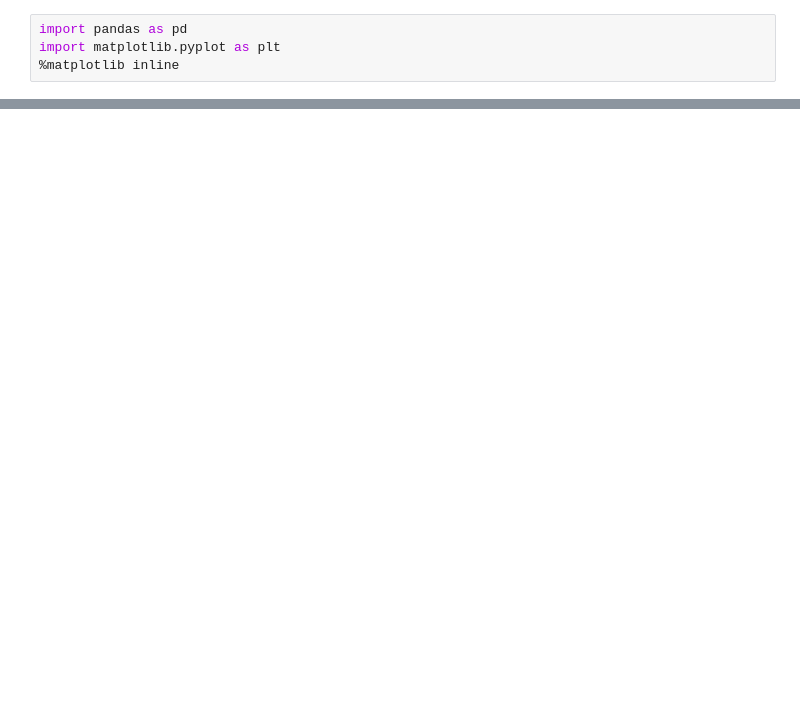
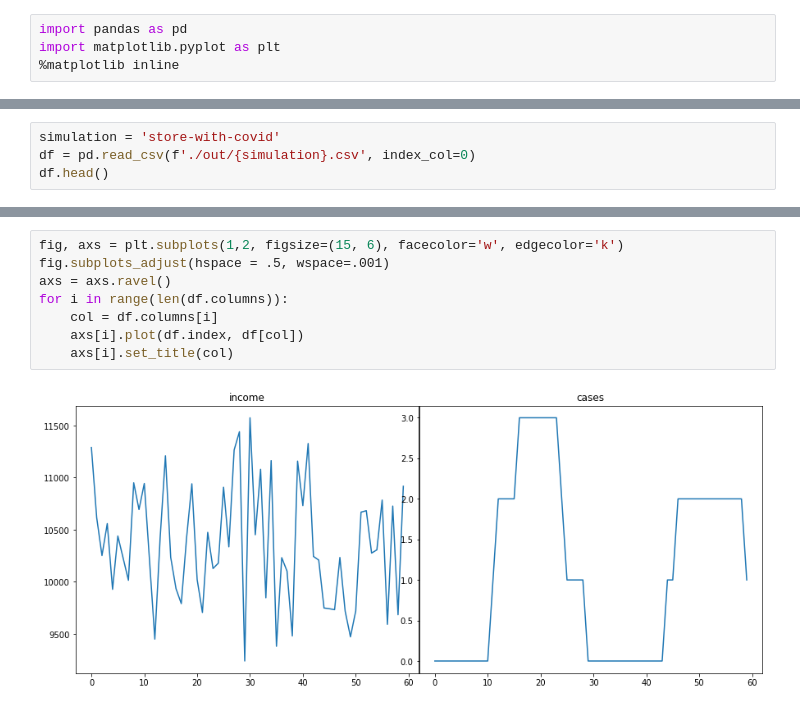
Before and after one commit to NathanZorndorf/simpy-covid-simulation, a Jupyter notebook: analysis.ipynb, the cells around one changed output, grey strips where cells are left out. Saved outputs shown, nothing was run; the diff lists cells and outputs as text; blank space fills up the shorter version.

Commit message:
added covid cases to store simulation.

```diff
--- a/analysis.ipynb
+++ b/analysis.ipynb
@@ -20,0 +5,4 @@ plt.plot(df.index, df.income)
+# %%
+simulation = 'store-with-covid'
+df = pd.read_csv(f'./out/{simulation}.csv', index_col=0)
+df.head()
@@ -20,0 +16,10 @@ plt.plot(df.index, df.income)
+# %%
+fig, axs = plt.subplots(1,2, figsize=(15, 6), facecolor='w', edgecolor='k')
+fig.subplots_adjust(hspace = .5, wspace=.001)
+axs = axs.ravel()
+for i in range(len(df.columns)):
+    col = df.columns[i]
+    axs[i].plot(df.index, df[col])
+    axs[i].set_title(col)
+# %% [output]
+[figure, added]
```
Also changed, not shown: parts of 4 cells of this notebook, 2 other files.
